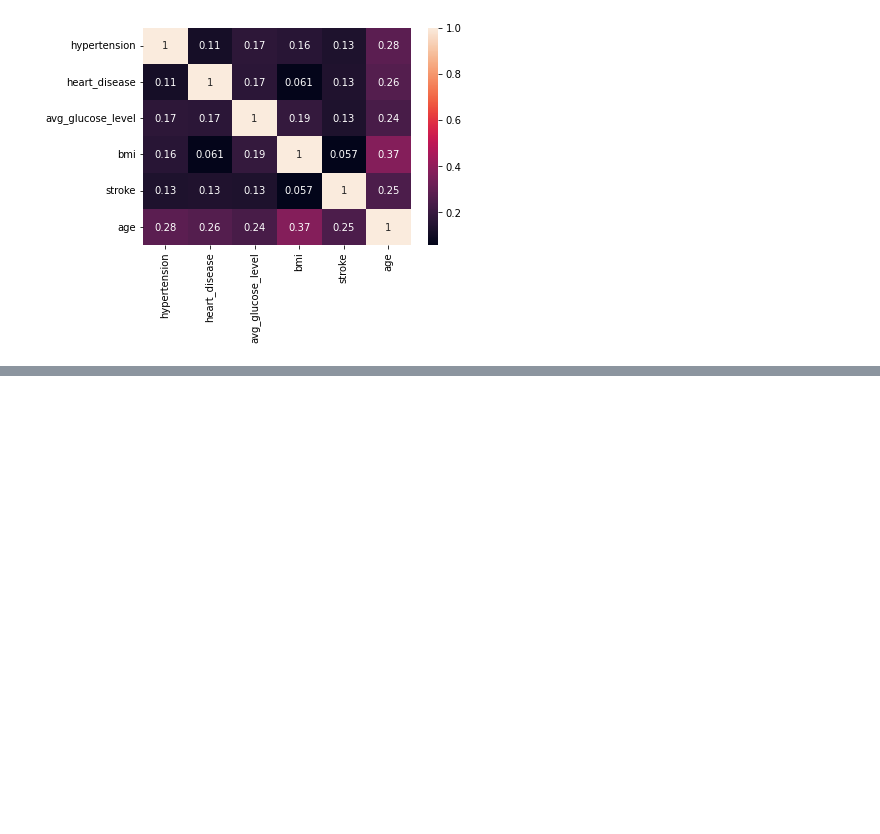
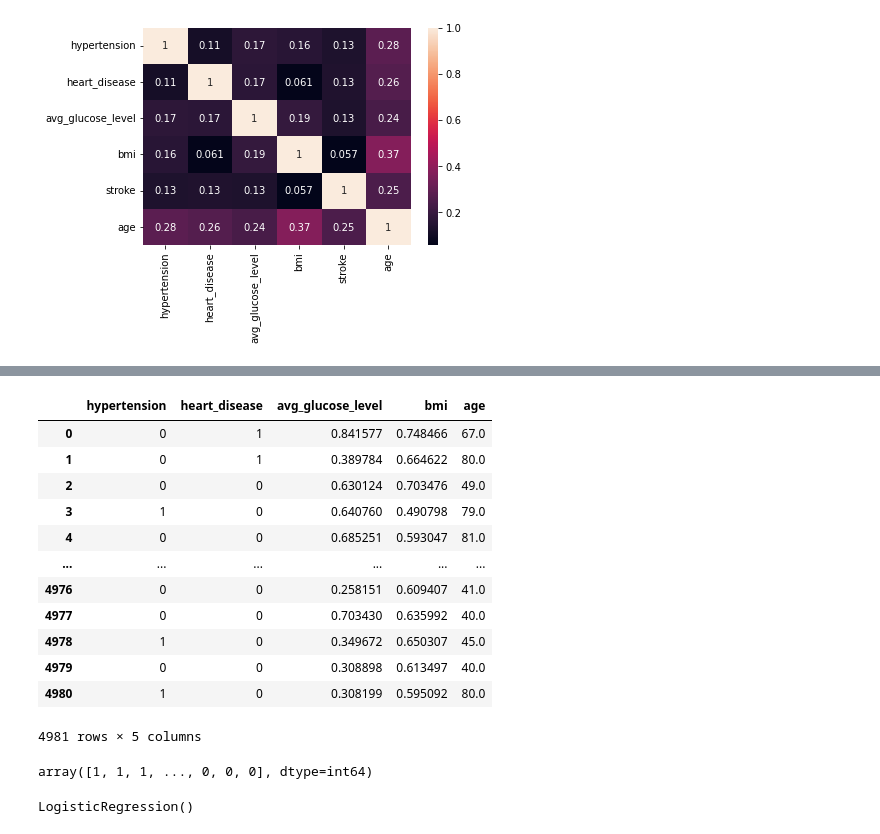
Before and after one commit to Japu90/Data-analytiikkaPortfolio, a Jupyter notebook: Brain Stroke Dataset.ipynb, the cells around one changed output, grey strips where cells are left out. Saved outputs shown, nothing was run; the diff lists cells and outputs as text; code cells hidden in the pictures; blank space fills up the shorter version.

```diff
--- a/Brain Stroke Dataset.ipynb
+++ b/Brain Stroke Dataset.ipynb
@@ -113,0 +145,20 @@ plt.show()
+# %%
+X
+# %% [output]
+|  | hypertension | heart_disease | avg_glucose_level | bmi | age |
+| 0 | 0 | 1 | 0.841577 | 0.748466 | 67.0 |
+| 1 | 0 | 1 | 0.389784 | 0.664622 | 80.0 |
+| 2 | 0 | 0 | 0.630124 | 0.703476 | 49.0 |
+| 3 | 1 | 0 | 0.640760 | 0.490798 | 79.0 |
+| 4 | 0 | 0 | 0.685251 | 0.593047 | 81.0 |
+| ... | ... | ... | ... | ... | ... |
+| 4976 | 0 | 0 | 0.258151 | 0.609407 | 41.0 |
+| 4977 | 0 | 0 | 0.703430 | 0.635992 | 40.0 |
+| 4978 | 1 | 0 | 0.349672 | 0.650307 | 45.0 |
+| 4979 | 0 | 0 | 0.308898 | 0.613497 | 40.0 |
+| 4980 | 1 | 0 | 0.308199 | 0.595092 | 80.0 |
+4981 rows × 5 columns
+# %%
+y
+# %% [output]
+array([1, 1, 1, ..., 0, 0, 0], dtype=int64)
@@ -113,0 +167,5 @@ plt.show()
+# %%
+model = LogisticRegression()
+model.fit(X_train, y_train)
+# %% [output]
+LogisticRegression()
```
Also changed, not shown: parts of 9 cells of this notebook.
